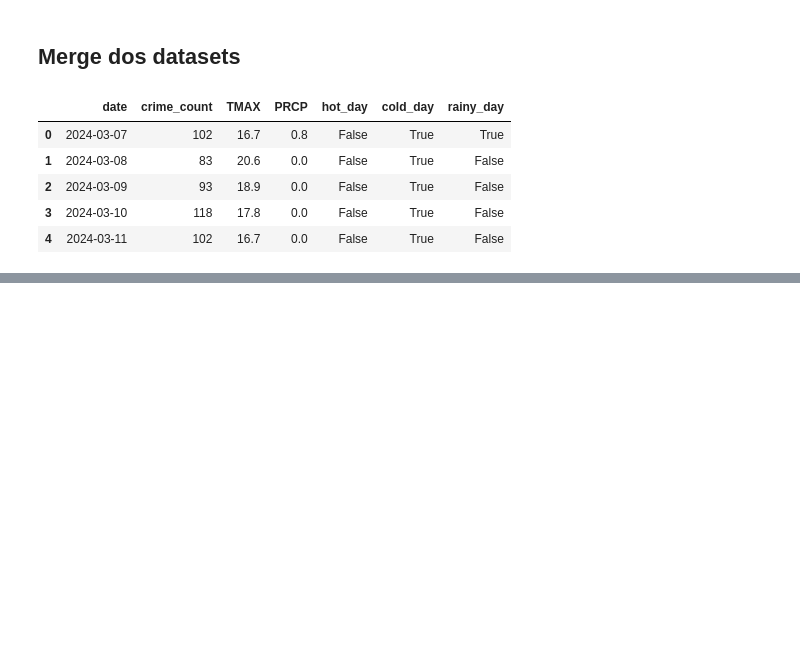
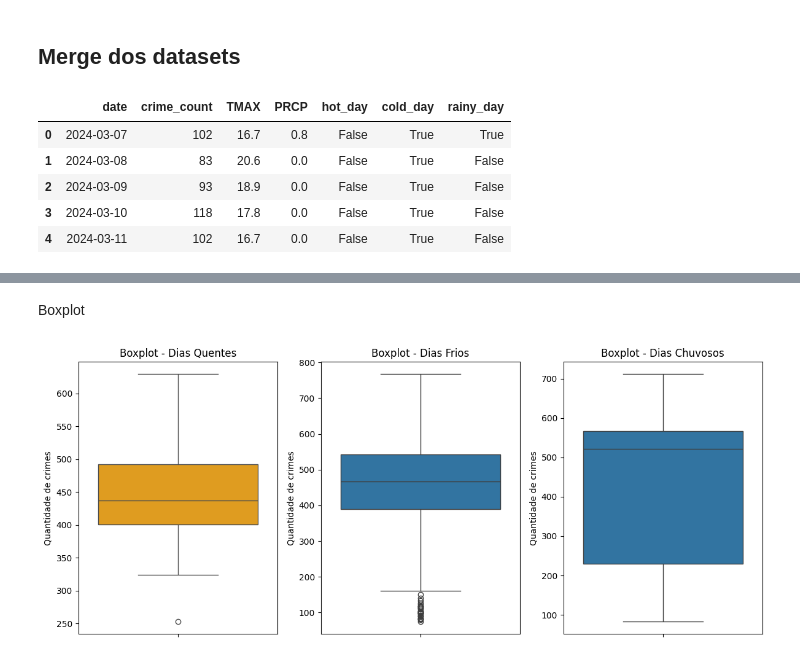
Before and after one commit to GabriellaSMendes/temperature-effect-on-LA-crimes, a Jupyter notebook: notebook.ipynb, the cells around one changed output, grey strips where cells are left out. Cells and saved outputs as stored; diff of their text form; code cells hidden in the pictures; blank space fills up the shorter version.

Commit message:
Finalização da análise

```diff
--- a/notebook.ipynb
+++ b/notebook.ipynb
@@ -123,0 +129,4 @@ final_df.head()
+# %%
+hot_days = final_df[final_df['hot_day'] == True]['crime_count'] #filtra a contagem doscrimes onde os dias sejam quentes
+
+hot_days.describe()
@@ -123,0 +143,4 @@ final_df.head()
+# %%
+cold_days = final_df[final_df['cold_day'] == True]['crime_count']
+
+cold_days.describe()
@@ -123,0 +157,4 @@ final_df.head()
+# %%
+rainy_days = final_df[final_df['rainy_day'] == True]['crime_count']
+
+rainy_days.describe()
@@ -123,0 +171,27 @@ final_df.head()
+# %% [markdown]
+Boxplot
+# %%
+plt.figure(figsize=(12, 5))
+
+# Primeiro gráfico (Dias Quentes)
+plt.subplot(1, 3, 1)
+sns.boxplot(y=hot_days, color='orange')
+plt.title('Boxplot - Dias Quentes')
+plt.ylabel('Quantidade de crimes')
+
+# Segundo gráfico (Dias Frios)
+plt.subplot(1, 3, 2)
+sns.boxplot(y=cold_days)
+plt.title('Boxplot - Dias Frios')
+plt.ylabel('Quantidade de crimes')
+
+# Segundo gráfico (Dias Frios)
+plt.subplot(1, 3, 3)
+sns.boxplot(y=rainy_days)
+plt.title('Boxplot - Dias Chuvosos')
+plt.ylabel('Quantidade de crimes')
+
+plt.tight_layout() #p evitar sobreposição
+plt.show()
+# %% [output]
+[figure, added]
```
Also changed, not shown: parts of 34 cells of this notebook.
